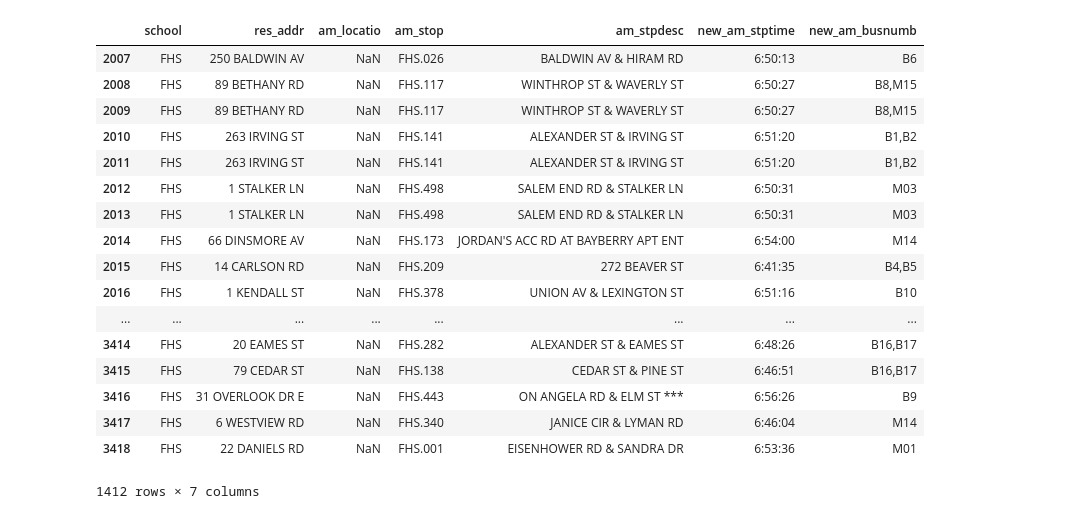
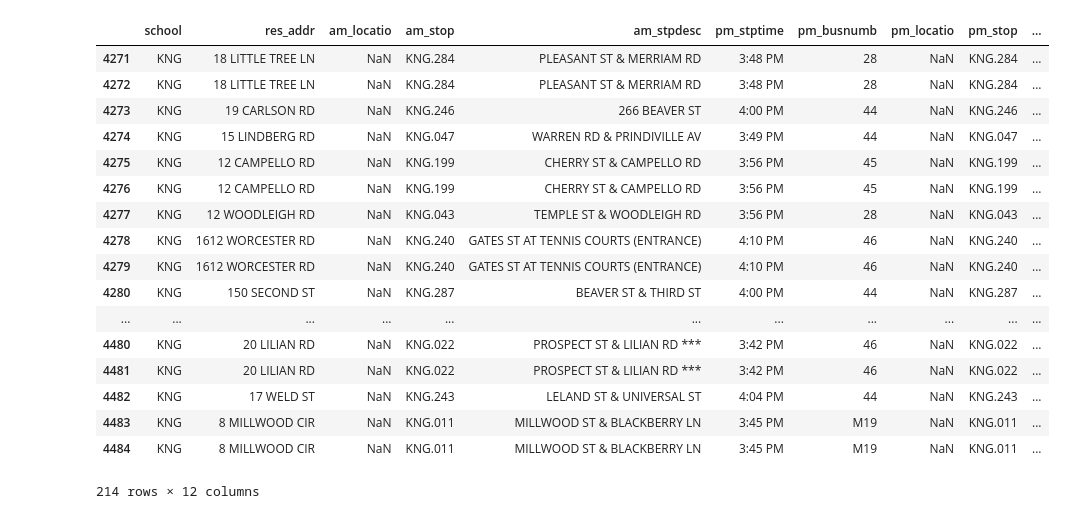
Before and after one commit to YinzhuSU/CS-506-Framingham-Bus-Project, a Jupyter notebook: Processing the final_csv data.ipynb, the cells around one changed output. Cells and saved outputs as stored; diff of their text form; code cells hidden in the pictures.

Commit message:
Framingham's school buses' new schedules

```diff
--- a/Processing the final_csv data.ipynb
+++ b/Processing the final_csv data.ipynb
@@ -61,0 +6,4 @@ dictionary_schools
+# %%
+df = original_data
+school_students_amount = pd.value_counts(df['school'])
+school_students_amount
@@ -69,15 +57,16 @@ df_DUN = df[df['school'] == 'DUN']
 df_FHS = df[df['school'] == 'FHS']
 df_FUL = df[df['school'] == 'FUL']
 df_HEM = df[df['school'] == 'HEM']
-df_KNG = df[df['school'] == 'KNG'] #has bug!
+df_KNG = df[df['school'] == 'KNG']
 df_MCC = df[df['school'] == 'MCC']
 df_POT = df[df['school'] == 'POT']
 df_STA = df[df['school'] == 'STA']
 df_STB = df[df['school'] == 'STB']
 df_WAL = df[df['school'] == 'WAL']
 df_WIL = df[df['school'] == 'WIL']
+df_JUN = df[df['school'] == 'JUN']
 
 list_df_schools = [df_FHS, df_STB, df_CAM, df_FUL, df_WAL, df_CHA, df_MCC,
-                   df_BAR, df_DUN, df_STA, df_WIL, df_BRO, df_HEM, df_POT, df_ALT]
+                   df_BAR, df_DUN, df_STA, df_WIL, df_BRO, df_HEM, df_POT, df_KNG, df_ALT, df_JUN]
 len(list_df_schools)
 # %% [output]
@@ -183,24 +177,24 @@ Wall time: 4min 13s
 # %%
-list_df_schools[0]
+list_df_schools[14]
 # %% [output]
-|  | school | res_addr | am_locatio | am_stop | am_stpdesc | new_am_stptime | new_am_busnumb |
-| 2007 | FHS | 250 BALDWIN AV | NaN | FHS.026 | BALDWIN AV & HIRAM RD | 6:50:13 | B6 |
-| 2008 | FHS | 89 BETHANY RD | NaN | FHS.117 | WINTHROP ST & WAVERLY ST | 6:50:27 | B8,M15 |
-| 2009 | FHS | 89 BETHANY RD | NaN | FHS.117 | WINTHROP ST & WAVERLY ST | 6:50:27 | B8,M15 |
-| 2010 | FHS | 263 IRVING ST | NaN | FHS.141 | ALEXANDER ST & IRVING ST | 6:51:20 | B1,B2 |
-| 2011 | FHS | 263 IRVING ST | NaN | FHS.141 | ALEXANDER ST & IRVING ST | 6:51:20 | B1,B2 |
-| 2012 | FHS | 1 STALKER LN | NaN | FHS.498 | SALEM END RD & STALKER LN | 6:50:31 | M03 |
-| 2013 | FHS | 1 STALKER LN | NaN | FHS.498 | SALEM END RD & STALKER LN | 6:50:31 | M03 |
-| 2014 | FHS | 66 DINSMORE AV | NaN | FHS.173 | JORDAN'S ACC RD AT BAYBERRY APT ENT | 6:54:00 | M14 |
-| 2015 | FHS | 14 CARLSON RD | NaN | FHS.209 | 272 BEAVER ST | 6:41:35 | B4,B5 |
-| 2016 | FHS | 1 KENDALL ST | NaN | FHS.378 | UNION AV & LEXINGTON ST | 6:51:16 | B10 |
-| ... | ... | ... | ... | ... | ... | ... | ... |
-| 3414 | FHS | 20 EAMES ST | NaN | FHS.282 | ALEXANDER ST & EAMES ST | 6:48:26 | B16,B17 |
-| 3415 | FHS | 79 CEDAR ST | NaN | FHS.138 | CEDAR ST & PINE ST | 6:46:51 | B16,B17 |
-| 3416 | FHS | 31 OVERLOOK DR E | NaN | FHS.443 | ON ANGELA RD & ELM ST *** | 6:56:26 | B9 |
-| 3417 | FHS | 6 WESTVIEW RD | NaN | FHS.340 | JANICE CIR & LYMAN RD | 6:46:04 | M14 |
-| 3418 | FHS | 22 DANIELS RD | NaN | FHS.001 | EISENHOWER RD & SANDRA DR | 6:53:36 | M01 |
+|  | school | res_addr | am_locatio | am_stop | am_stpdesc | pm_stptime | pm_busnumb | pm_locatio | pm_stop | ... |
+| 4271 | KNG | 18 LITTLE TREE LN | NaN | KNG.284 | PLEASANT ST & MERRIAM RD | 3:48 PM | 28 | NaN | KNG.284 | ... |
+| 4272 | KNG | 18 LITTLE TREE LN | NaN | KNG.284 | PLEASANT ST & MERRIAM RD | 3:48 PM | 28 | NaN | KNG.284 | ... |
+| 4273 | KNG | 19 CARLSON RD | NaN | KNG.246 | 266 BEAVER ST | 4:00 PM | 44 | NaN | KNG.246 | ... |
+| 4274 | KNG | 15 LINDBERG RD | NaN | KNG.047 | WARREN RD & PRINDIVILLE AV | 3:49 PM | 44 | NaN | KNG.047 | ... |
+| 4275 | KNG | 12 CAMPELLO RD | NaN | KNG.199 | CHERRY ST & CAMPELLO RD | 3:56 PM | 45 | NaN | KNG.199 | ... |
+| 4276 | KNG | 12 CAMPELLO RD | NaN | KNG.199 | CHERRY ST & CAMPELLO RD | 3:56 PM | 45 | NaN | KNG.199 | ... |
+| 4277 | KNG | 12 WOODLEIGH RD | NaN | KNG.043 | TEMPLE ST & WOODLEIGH RD | 3:56 PM | 28 | NaN | KNG.043 | ... |
+| 4278 | KNG | 1612 WORCESTER RD | NaN | KNG.240 | GATES ST AT TENNIS COURTS (ENTRANCE) | 4:10 PM | 46 | NaN | KNG.240 | ... |
+| 4279 | KNG | 1612 WORCESTER RD | NaN | KNG.240 | GATES ST AT TENNIS COURTS (ENTRANCE) | 4:10 PM | 46 | NaN | KNG.240 | ... |
+| 4280 | KNG | 150 SECOND ST | NaN | KNG.287 | BEAVER ST & THIRD ST | 4:00 PM | 44 | NaN | KNG.287 | ... |
+| ... | ... | ... | ... | ... | ... | ... | ... | ... | ... | ... |
+| 4480 | KNG | 20 LILIAN RD | NaN | KNG.022 | PROSPECT ST & LILIAN RD *** | 3:42 PM | 46 | NaN | KNG.022 | ... |
+| 4481 | KNG | 20 LILIAN RD | NaN | KNG.022 | PROSPECT ST & LILIAN RD *** | 3:42 PM | 46 | NaN | KNG.022 | ... |
+| 4482 | KNG | 17 WELD ST | NaN | KNG.243 | LELAND ST & UNIVERSAL ST | 4:04 PM | 44 | NaN | KNG.243 | ... |
+| 4483 | KNG | 8 MILLWOOD CIR | NaN | KNG.011 | MILLWOOD ST & BLACKBERRY LN | 3:45 PM | M19 | NaN | KNG.011 | ... |
+| 4484 | KNG | 8 MILLWOOD CIR | NaN | KNG.011 | MILLWOOD ST & BLACKBERRY LN | 3:45 PM | M19 | NaN | KNG.011 | ... |
-1412 rows × 7 columns
+214 rows × 12 columns
 # %%
 df_rearrange_buses = pd.concat(list_df_schools, axis=0)
 df_rearrange_buses
```
Also changed, not shown: parts of 23 cells of this notebook, 1 other file.
